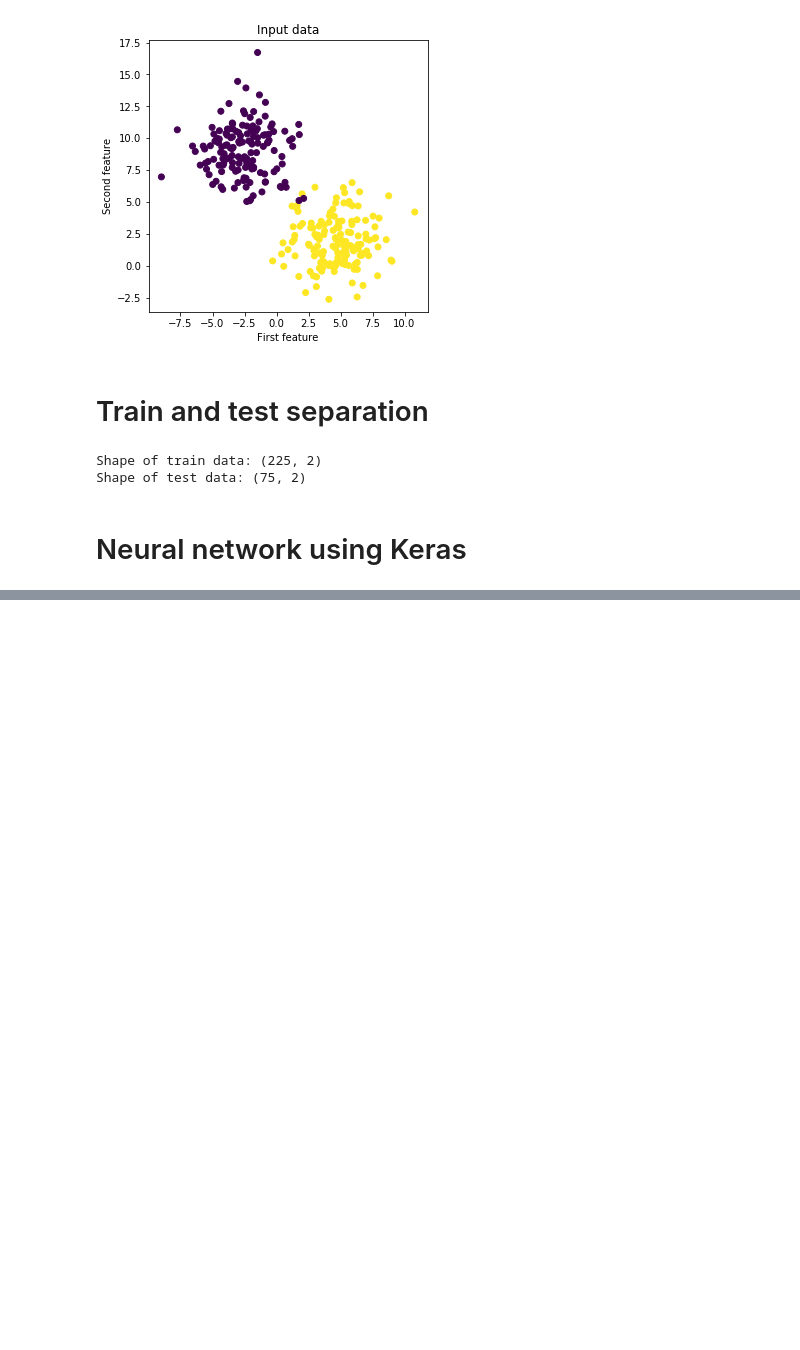
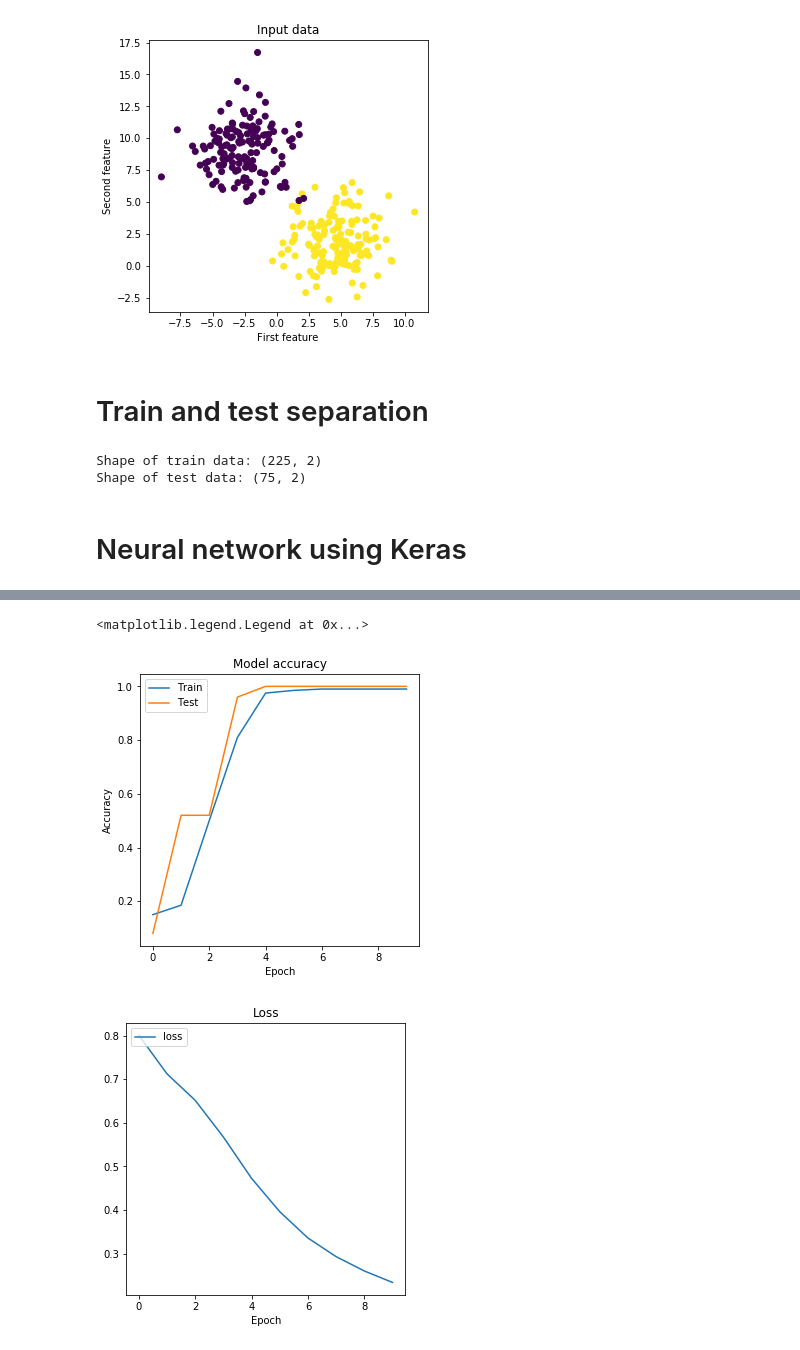
Before and after one commit to ArtemAvanesov/Roonyx-Labs, a Jupyter notebook: 4.ipynb, the cells around one changed output, grey strips where cells are left out. Cells and saved outputs as stored; diff of their text form; code cells hidden in the pictures; blank space fills up the shorter version.

```diff
--- a/4.ipynb
+++ b/4.ipynb
@@ -34,0 +91,20 @@ from tensorflow import keras
+# %%
+import matplotlib.pyplot as plt
+
+plt.figure(figsize=(5,5))
+plt.plot(history.history['sparse_categorical_accuracy'])
+plt.plot(history.history['val_sparse_categorical_accuracy'])
+plt.title('Model accuracy')
+plt.ylabel('Accuracy')
+plt.xlabel('Epoch')
+plt.legend(['Train', 'Test'], loc='upper left')
+
+plt.figure(figsize=(5,5))
+plt.plot(history.history['loss'])
+plt.title('Loss')
+plt.xlabel('Epoch')
+plt.legend(['loss'], loc='upper left')
+# %% [output]
+<matplotlib.legend.Legend at 0x...>
+[figure, added]
+[figure, added]
```
Also changed, not shown: parts of 5 cells of this notebook.
